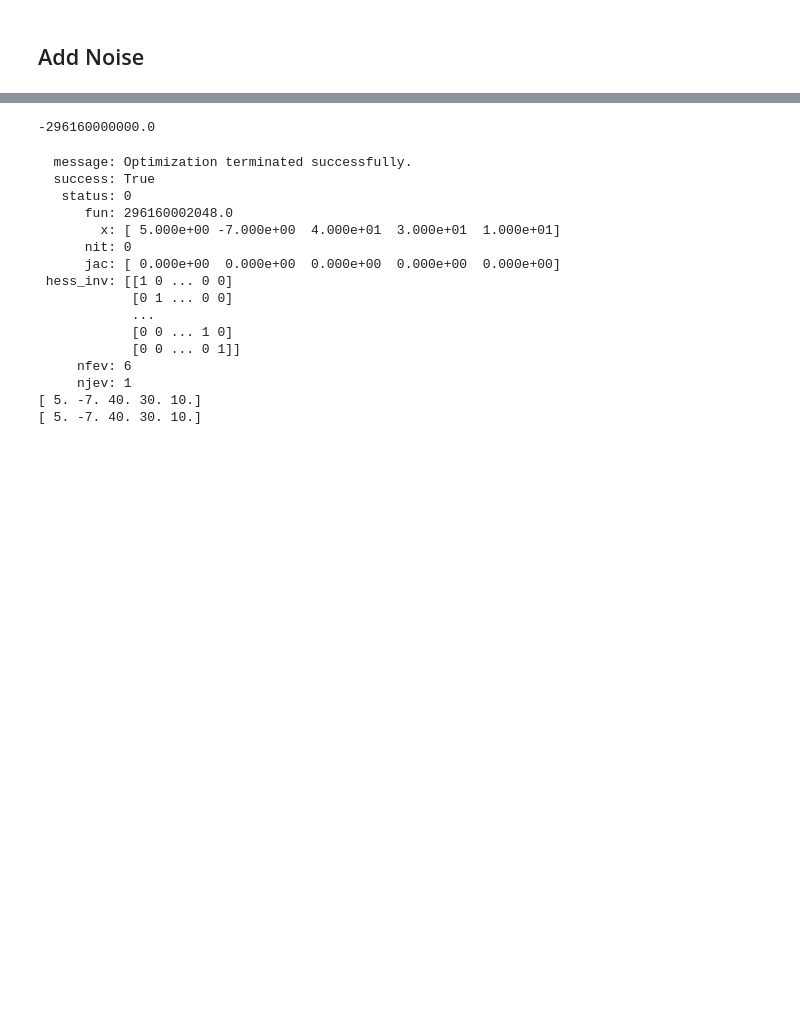
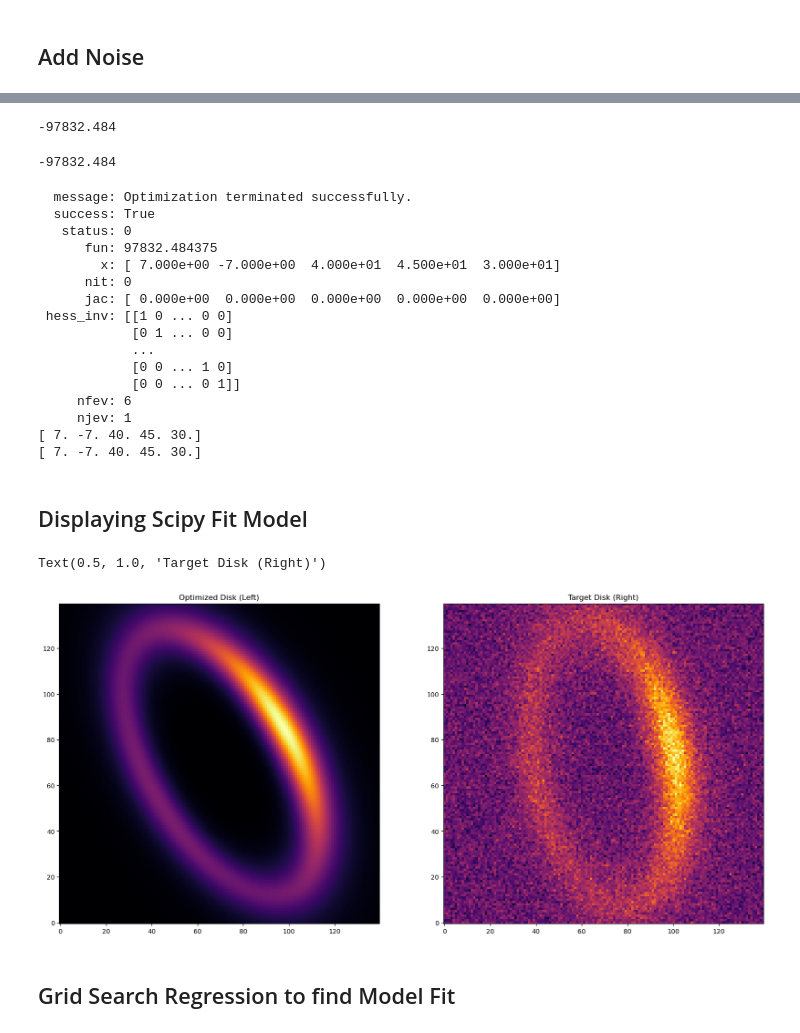
Before and after one commit to mihir-r-kondapalli/GRaTeR-JAX, a Jupyter notebook: Disk_Jaxed.ipynb, the cells around one changed output, grey strips where cells are left out. Cells and saved outputs as stored; diff of their text form; code cells hidden in the pictures; blank space fills up the shorter version.

```diff
--- a/Disk_Jaxed.ipynb
+++ b/Disk_Jaxed.ipynb
@@ -112,4 +139,6 @@ grad_func(DustEllipticalDistribution2PowerLaws, DoubleHenyeyGreenstein_SPF, disk
 # %%
 import numpy as np
-disk_params_1d = np.array([disk_params2['alpha_in'], disk_params2['alpha_out'], disk_params2['sma'], disk_params2['inclination'],
-                           disk_params2['position_angle']])
+
+# using disk 1 params as initial parameters
+disk_params_1d = np.array([disk_params1['alpha_in'], disk_params1['alpha_out'], disk_params1['sma'], disk_params1['inclination'],
+                           disk_params1['position_angle']])
@@ -121,15 +145,21 @@ TypeError: likelihood_1d() missing 1 required positional argument: 'err_map'
-# %%
-print(likelihood_1d(disk_params_1d, DustEllipticalDistribution2PowerLaws, DoubleHenyeyGreenstein_SPF, spf_params, disk_params2['flux_scaling'],
-                    disk_image1))
-# %% [output]
--296160000000.0
+# %%
+# comparing disk 1 model to the disk 2 noise model
+print(likelihood(DustEllipticalDistribution2PowerLaws, DoubleHenyeyGreenstein_SPF, disk_params1, spf_params,
+                    disk_image2+noise, jnp.ones(disk_image2.shape)*noise_level))
+
+# comparing disk 2 model to the disk 2 noise model
+print(likelihood_1d(disk_params_1d, DustEllipticalDistribution2PowerLaws, DoubleHenyeyGreenstein_SPF, spf_params, disk_params1['flux_scaling'],
+                    disk_image2+noise, jnp.ones(disk_image2.shape)*noise_level))
+# %% [output]
+-97832.484
+-97832.484
 # %%
 from scipy.optimize import minimize
 
 ll = lambda *args: -likelihood_1d(*args)
 
 soln = minimize(ll, disk_params_1d, args=(DustEllipticalDistribution2PowerLaws, DoubleHenyeyGreenstein_SPF, spf_params,
-                                                     disk_params2['flux_scaling'], disk_image1))
+                                                     disk_params1['flux_scaling'], disk_image2+noise, jnp.ones(disk_image2.shape)*noise_level))
 print(soln)
 print(soln.x)
 print(disk_params_1d)
@@ -137,8 +167,8 @@ print(disk_params_1d)
   message: Optimization terminated successfully.
   success: True
    status: 0
-      fun: 296160002048.0
-        x: [ 5.000e+00 -7.000e+00  4.000e+01  3.000e+01  1.000e+01]
+      fun: 97832.484375
+        x: [ 7.000e+00 -7.000e+00  4.000e+01  4.500e+01  3.000e+01]
       nit: 0
       jac: [ 0.000e+00  0.000e+00  0.000e+00  0.000e+00  0.000e+00]
  hess_inv: [[1 0 ... 0 0]
@@ -148,8 +178,10 @@ print(disk_params_1d)
             [0 0 ... 0 1]]
      nfev: 6
      njev: 1
-[ 5. -7. 40. 30. 10.]
-[ 5. -7. 40. 30. 10.]
+[ 7. -7. 40. 45. 30.]
+[ 7. -7. 40. 45. 30.]
+# %% [markdown]
+## Displaying Scipy Fit Model
 # %%
 disk_fit = {}
 disk_fit['alpha_in'] = soln.x[0]
@@ -161,3 +193,16 @@ disk_fit['flux_scaling'] = disk_params2['flux_scaling']
 # %%
 disk_image_fit = jax_model(DustEllipticalDistribution2PowerLaws, DoubleHenyeyGreenstein_SPF, disk_params=disk_fit,
                                spf_params={'g1': 0.5, 'g2': -0.3, 'weight': 0.7})
+
+fig, axes = plt.subplots(1,2, figsize=(20,10))
+
+axes[0].imshow(disk_image_fit, origin='lower', cmap='inferno')
+axes[0].set_title("Optimized Disk (Left)")
+
+axes[1].imshow(disk_image2+noise, origin='lower', cmap='inferno')
+axes[1].set_title("Target Disk (Right)")
+# %% [output]
+Text(0.5, 1.0, 'Target Disk (Right)')
+[figure, added]
+# %% [markdown]
+## Grid Search Regression to find Model Fit
```
Also changed, not shown: parts of 25 cells of this notebook, 1 other file.
